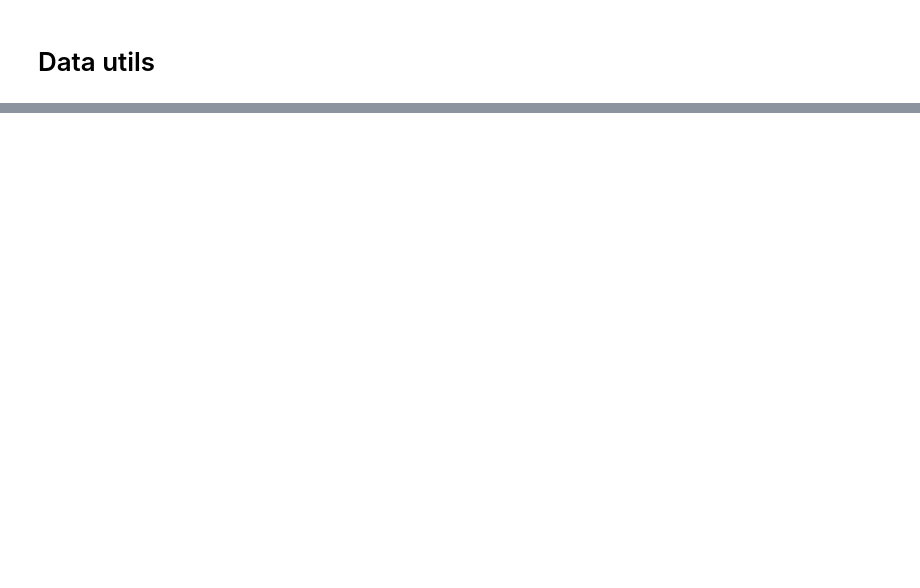
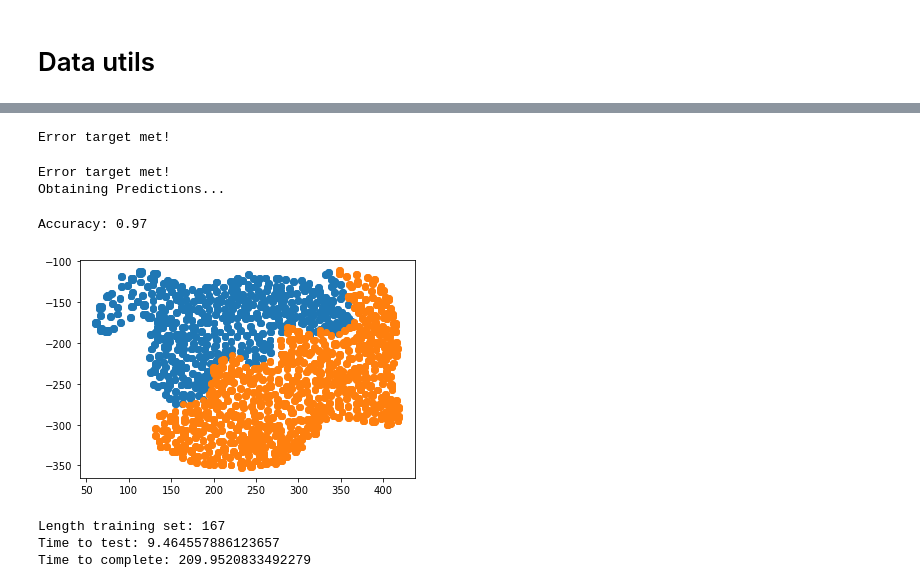
Before and after one commit to jschulz97/8890, a Jupyter notebook: project2/main.ipynb, the cells around one changed output, grey strips where cells are left out. Cells and saved outputs as stored; diff of their text form; code cells hidden in the pictures; blank space fills up the shorter version.

```diff
--- a/project2/main.ipynb
+++ b/project2/main.ipynb
@@ -130,12 +134,13 @@ def classify(pred, labels):
                 min_i = i
         return uniqs[min_i]
 
-def test_model(model, data, labels, centers):
+def test_model(model, data, labels):
     # new_data = np.array([*data[0:2], *data[100:102], *data[200:202]])
     # print(new_data.shape)
     truepos = 0
     preds = []
-    for d, l in zip(data, labels):
+    print('Obtaining Predictions...')
+    for d, l in tqdm(zip(data, labels)):
         pred = model.forward(d)
 #         print(pred)
         pred = classify(pred,labels)
@@ -147,7 +152,7 @@ def test_model(model, data, labels, centers):
     print('Accuracy:', round(accuracy,2))
 
     data_sep, uniq_labels = split_data(data, preds)
-    data_sep.append(centers)
+#     data_sep.append(centers)
     plt_graph_sep_data(data_sep)
 
     return preds
@@ -230,6 +241,6 @@ grid_search(combined_x, rbnetwork, step=(5, 5))
 # %%
-import gen_rbn_gd
-reload(gen_rbn_gd)
+import knn
+reload(knn)
 reload(gng)
 
 t0 = time.time()
@@ -241,45 +252,49 @@ neurons_1, error_1 = gng_model_1.train(class_1,
                 learning_b=.5,
                 learning_n=.01,
                 age_max=4,
                 gamma=5,
                 error_alpha=.1,
                 error_d=.98,
-                error_target=35)
+                error_target=125)
 
 gng_model_2 = gng.GNG()
 neurons_2, error_2 = gng_model_2.train(class_2,
                 epochs=1500,
                 learning_b=.5,
                 learning_n=.01,
                 age_max=4,
                 gamma=5,
                 error_alpha=.1,
                 error_d=.98,
-                error_target=35)
+                error_target=125)
 
 
 gng_combined_x = []
 gng_combined_y = []
 for i, cls in enumerate([neurons_1, neurons_2]):
     for d in cls:
         gng_combined_x.append(d)
         gng_combined_y.append(i)
 gng_combined_x = np.array(gng_combined_x)
 gng_combined_y = np.array(gng_combined_y)
 
 
-rbnetwork = gen_rbn_gd.RBN(k=500, outputs=1)
-error, centers = rbnetwork.train(
-    gng_combined_x,
-    gng_combined_y,
-    alpha=1e-3,
-    epochs=200,
-    batch_size=500,
-    dw_target=.001,
-    save_config=True
-)
-
-
+knn_model = knn.KNN(5, gng_combined_x, gng_combined_y)
 
 t1 = time.time()
-print('Time to complete:', t1-t0)
+
+preds = test_model(knn_model, combined_x, combined_y)
+
+t2 = time.time()
+print('Length training set:',len(gng_combined_x))
+print('Time to test:', t2-t1)
+print('Time to complete:', t2-t0)
+# %% [output]
+Error target met!
+Error target met!
+Obtaining Predictions...
+Accuracy: 0.97
+[figure, added]
+Length training set: 167
+Time to test: 9.464557886123657
+Time to complete: 209.9520833492279
```
Also changed, not shown: parts of 42 cells of this notebook, 3 other files.
